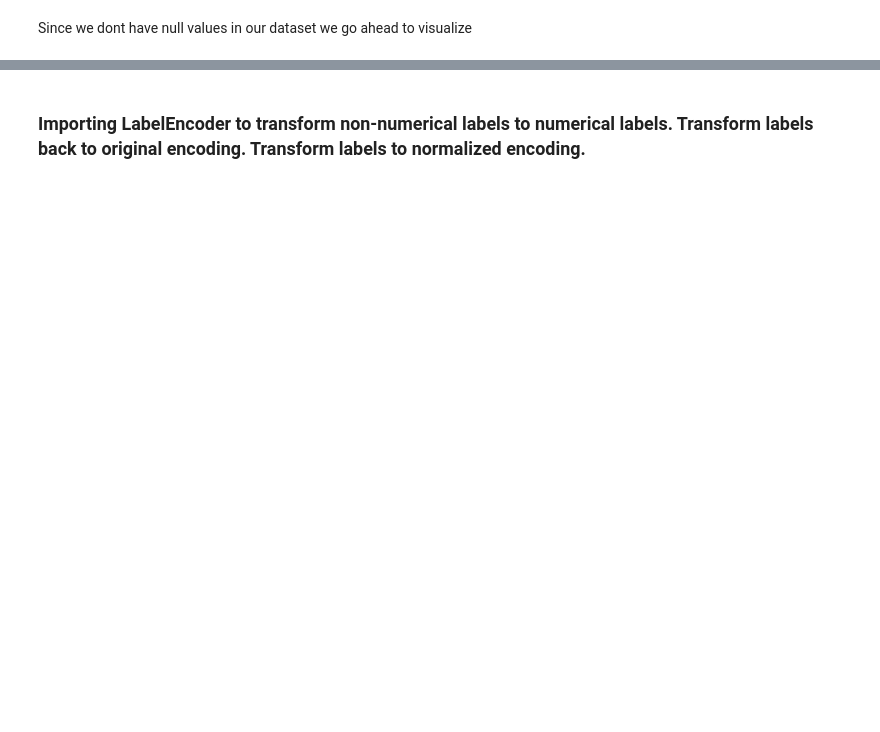
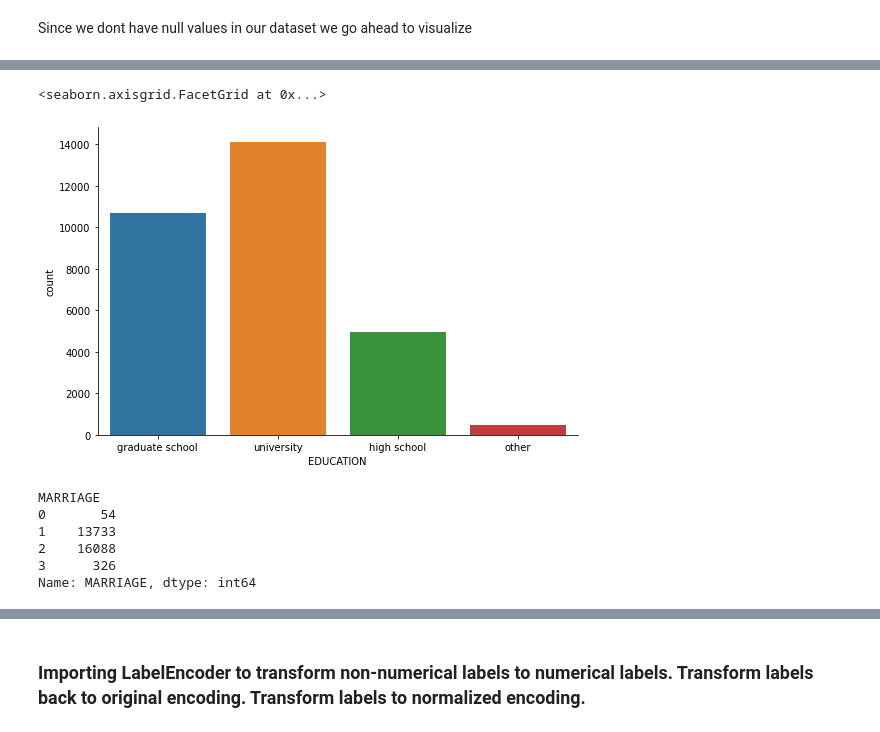
Before and after one commit to MarkMburu/default-credit-card, a Jupyter notebook: logisticReg.ipynb, the cells around one changed output, grey strips where cells are left out. Saved outputs shown, nothing was run; the diff lists cells and outputs as text; code cells hidden in the pictures; blank space fills up the shorter version.

```diff
--- a/logisticReg.ipynb
+++ b/logisticReg.ipynb
@@ -67,0 +107,15 @@ sns.heatmap(data.isnull())
+# %%
+# Instead of a group by, use seaborn to plot the level of Education
+sns.factorplot('EDUCATION', data=data, kind='count', aspect=1.5)
+# %% [output]
+<seaborn.axisgrid.FacetGrid at 0x...>
+[figure, added]
+# %%
+data.groupby('MARRIAGE')['MARRIAGE'].count()
+# %% [output]
+MARRIAGE
+0       54
+1    13733
+2    16088
+3      326
+Name: MARRIAGE, dtype: int64
```
Also changed, not shown: parts of 25 cells of this notebook.
